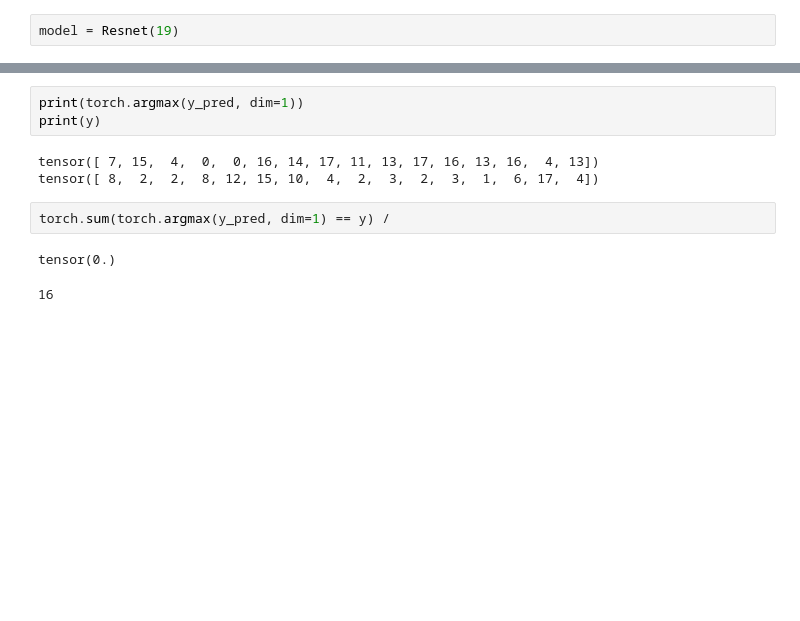
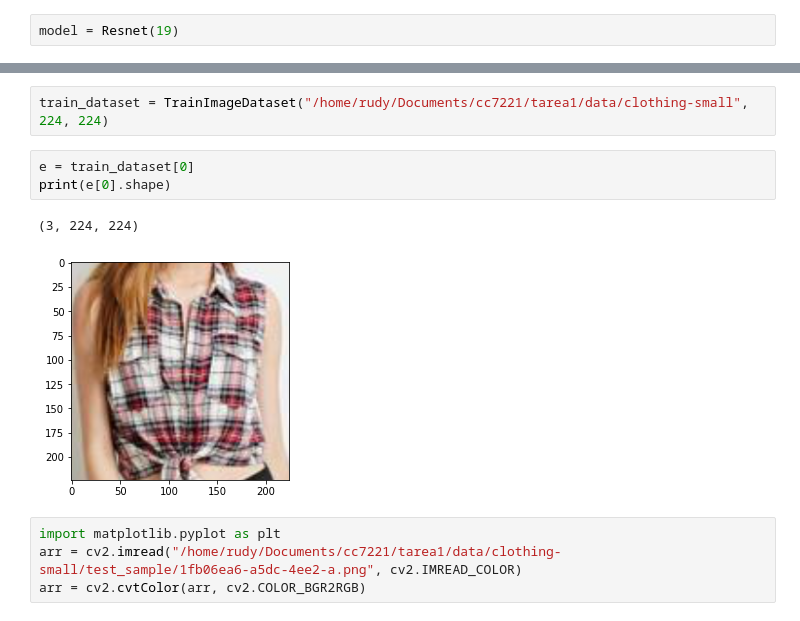
Before and after one commit to rudyn2/cc7221, a Jupyter notebook: tarea1/src/test_model.ipynb, the cells around one changed output, grey strips where cells are left out. Cells and saved outputs as stored; diff of their text form; blank space fills up the shorter version.

```diff
--- a/tarea1/src/test_model.ipynb
+++ b/tarea1/src/test_model.ipynb
@@ -15,13 +113,12 @@ classifier = ImageClassifier(backbone_resnet)
-# %%
-print(torch.argmax(y_pred, dim=1))
-print(y)
-# %% [output]
-tensor([ 7, 15,  4,  0,  0, 16, 14, 17, 11, 13, 17, 16, 13, 16,  4, 13])
-tensor([ 8,  2,  2,  8, 12, 15, 10,  4,  2,  3,  2,  3,  1,  6, 17,  4])
-# %%
-torch.sum(torch.argmax(y_pred, dim=1) == y) /
-# %% [output]
-tensor(0.)
 # %%
+train_dataset = TrainImageDataset("/home/rudy/Documents/cc7221/tarea1/data/clothing-small", 224, 224)
-# %% [output]
-16
+# %%
+e = train_dataset[0]
+print(e[0].shape)
+# %% [output]
+(3, 224, 224)
+[figure, added]
+# %%
+import matplotlib.pyplot as plt
+arr = cv2.imread("/home/rudy/Documents/cc7221/tarea1/data/clothing-small/test_sample/1fb06ea6-a5dc-4ee2-a.png", cv2.IMREAD_COLOR)
+arr = cv2.cvtColor(arr, cv2.COLOR_BGR2RGB)
```
Also changed, not shown: parts of 4 cells of this notebook, 2 other files.
